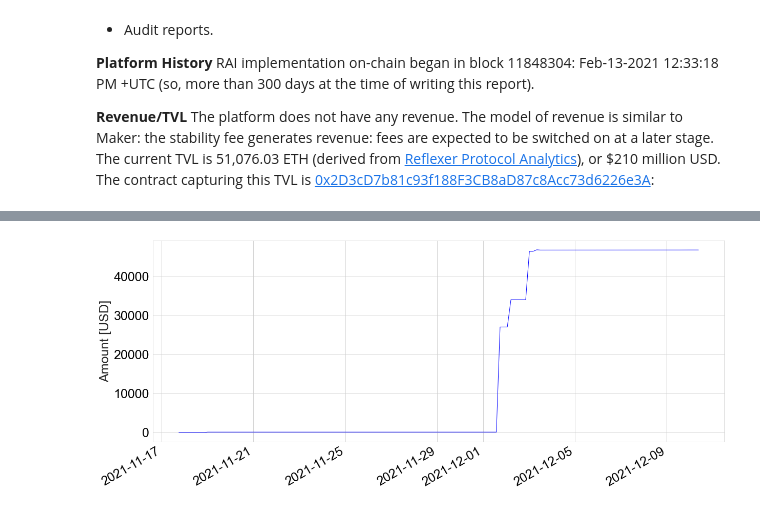
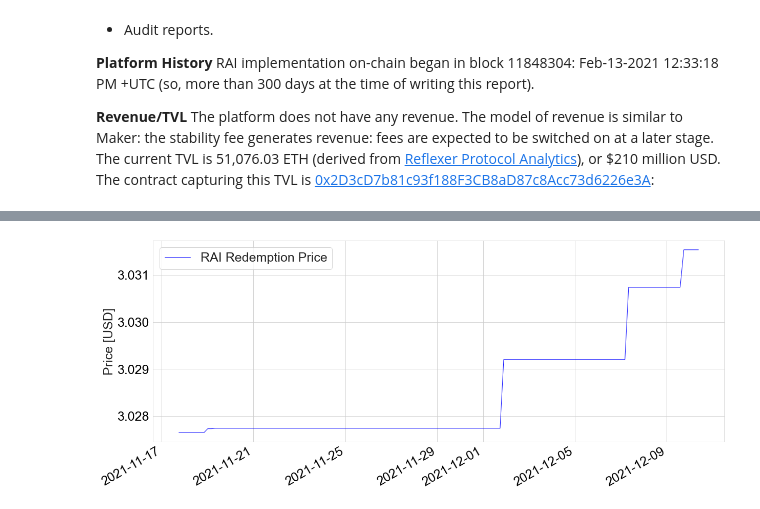
Before and after one commit to bout3fiddy/gauge-risk-assessments, a Jupyter notebook: rai-3crv/gauge_risk_assessment.ipynb, the cells around one changed output, grey strips where cells are left out. Cells and saved outputs as stored; diff of their text form; code cells hidden in the pictures.

```diff
--- a/rai-3crv/gauge_risk_assessment.ipynb
+++ b/rai-3crv/gauge_risk_assessment.ipynb
@@ -344,18 +348,20 @@ The TVL is, thus far
 # %%
 df_rai_3crv = pd.read_csv('./data/rai_3crv_pool_data.csv', index_col=[0])
 df_rai_3crv.index = pd.to_datetime(df_rai_3crv.block_time)
 fig, ax = plt.subplots(1,1, figsize=(20, 8))
 
-df_rai_3crv['total_pool_balance'].plot(
+df_rai_3crv['rai_redemption_price'].plot(
     ax=ax,
     color='blue',
+    label='RAI Redemption Price',
     lw=1,
 )
 
-ax.set_ylabel("Amount [USD]", fontsize=25)
+ax.set_ylabel("Price [USD]", fontsize=25)
 ax.set_xlabel("")
 ax.tick_params(axis='both', which='major', labelsize=25, colors='black')
 ax.yaxis.get_major_formatter().set_scientific(False)
-ax.yaxis.get_major_formatter().set_useOffset(False);
+ax.yaxis.get_major_formatter().set_useOffset(False)
+ax.legend(fontsize=25);
 # %% [output]
-[figure, old version]
+[figure, new version]
```
Also changed, not shown: parts of 14 cells of this notebook, 3 other files.
